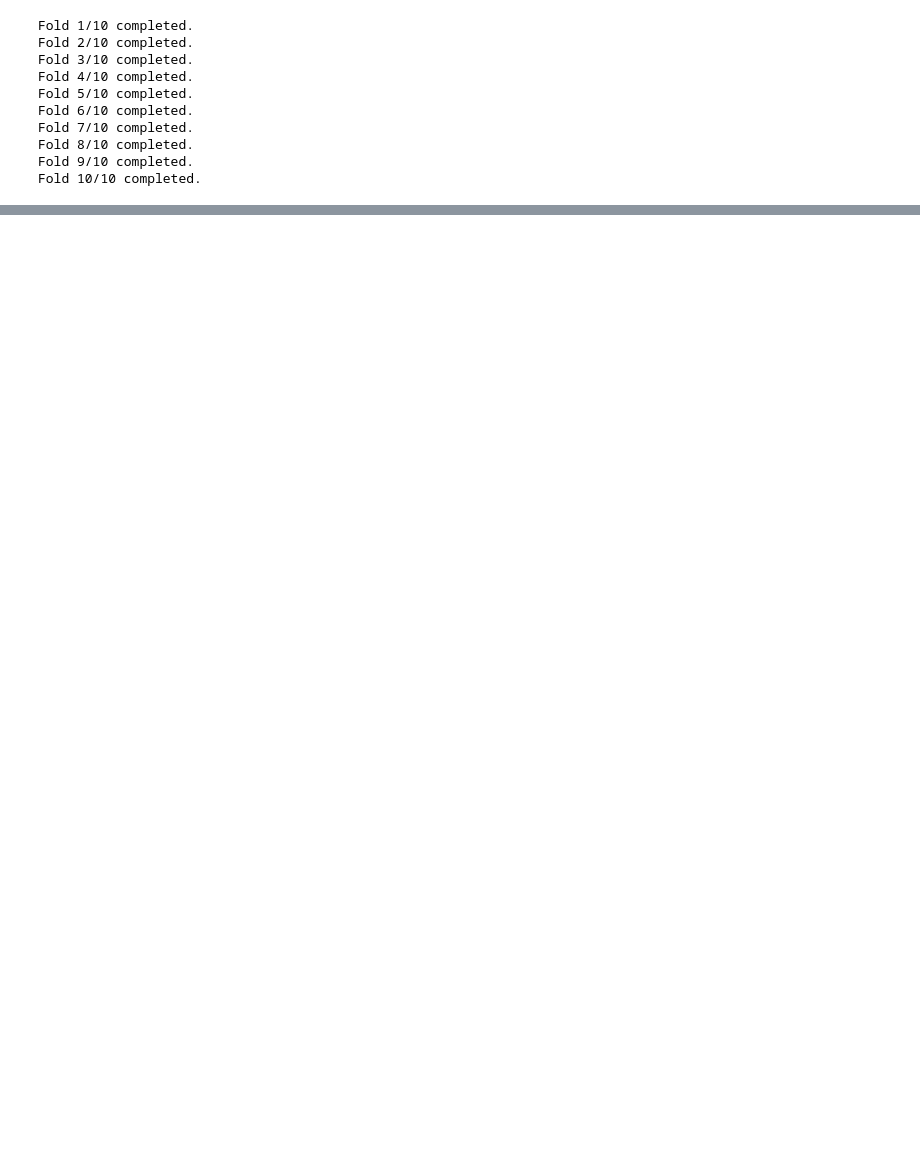
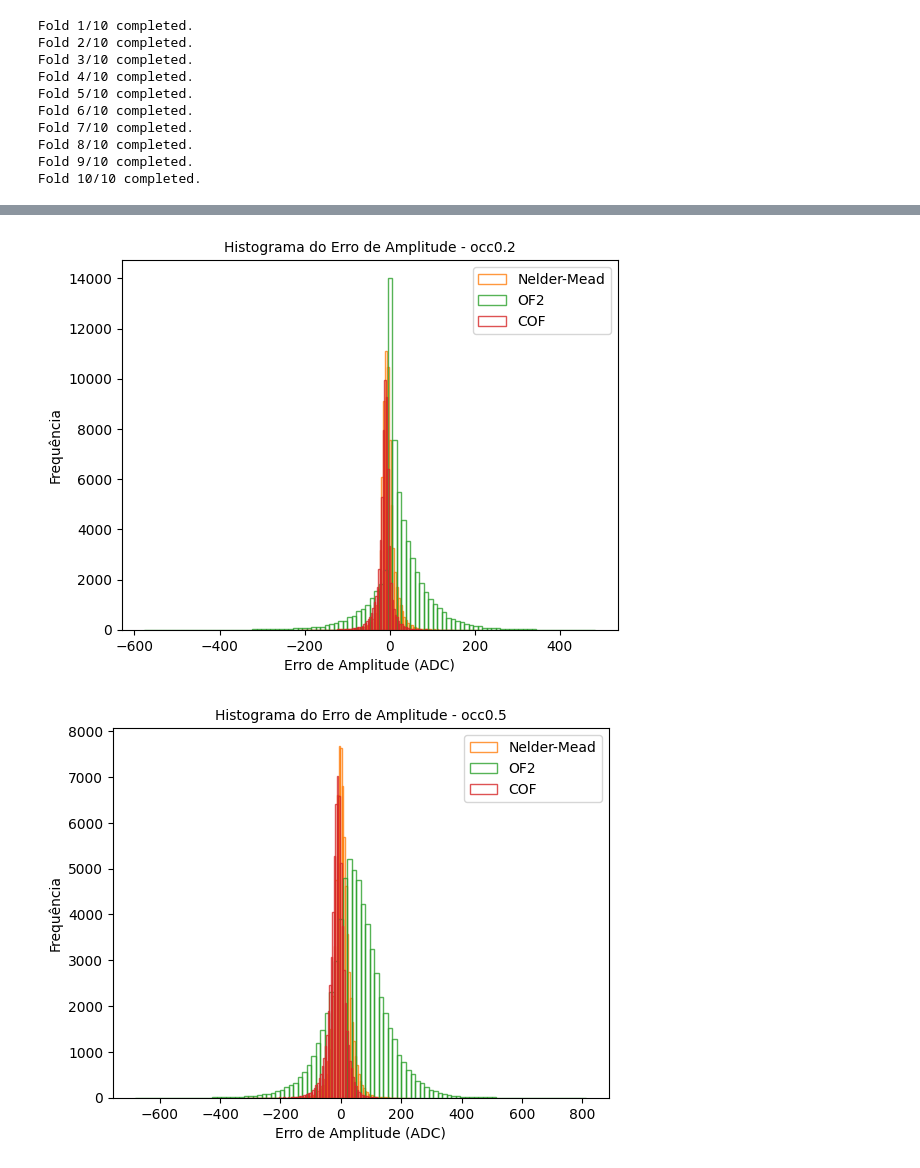
Before and after one commit to Caua-Gomes2005/Nelder-Mead_Rede-Neural, a Jupyter notebook: phases_comparison.ipynb, the cells around one changed output, grey strips where cells are left out. Cells and saved outputs as stored; diff of their text form; code cells hidden in the pictures; blank space fills up the shorter version.

```diff
--- a/phases_comparison.ipynb
+++ b/phases_comparison.ipynb
@@ -368,4 +352,0 @@ cof_mean = [cof_std[i].mean() for i in range(len(cof_std))]
-# %%
-for i in range(len(std_nm)):
-    print("Standard Deviations:")
-    print(f"Occupancy {occ_name[i]}: NM = {std_nm[i]:.4f}, OF2 = {std_of[i]:.4f}, COF = {std_cof[i]:.4f}")
@@ -484,0 +439,27 @@ plt.show()
+# %%
+#Histogramas do erro de amplitude por ocupação
+nm, of, cof = load_results()
+
+palette = [
+    "#ff7f0e",  # Nelder-Mead
+    "#2ca02c",  # OF2
+    "#d62728",  # COF
+]
+
+for i in range(len(nm)):
+    methods = [
+    ("Nelder-Mead", nm[i]['TrueAmplitude']- nm[i]['EstimatedAmplitude'], 'o'),
+    ("OF2", of[i]['TrueAmplitude']- of[i]['EstimatedAmplitude'], 's'),
+    ("COF", cof[i]['TrueAmplitude']- cof[i]['EstimatedAmplitude'], '^'),
+]
+    plt.hist(methods[0][1], bins=100, alpha=0.8, label=methods[0][0], edgecolor=palette[0], fill= False)
+    plt.hist(methods[1][1], bins=100, alpha=0.8, label=methods[1][0], edgecolor=palette[1], fill= False)
+    plt.hist(methods[2][1], bins=100, alpha=0.8, label=methods[2][0], edgecolor=palette[2], fill= False)
+    plt.xlabel('Erro de Amplitude (ADC)', fontsize=fsize)
+    plt.ylabel('Frequência', fontsize=fsize)
+    plt.title(f'Histograma do Erro de Amplitude - {occ_name[i]}', fontsize=fsize)
+    plt.legend(fontsize=fsize)
+    plt.show()
+# %% [output]
+[figure, added]
+[figure, added]
```
Also changed, not shown: parts of 19 cells of this notebook, 13 other files.
